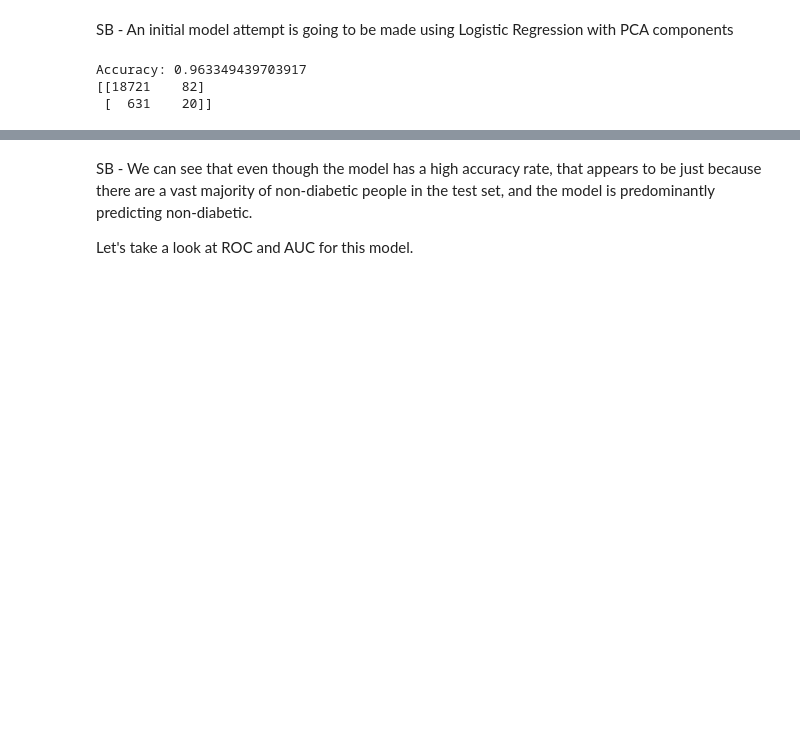
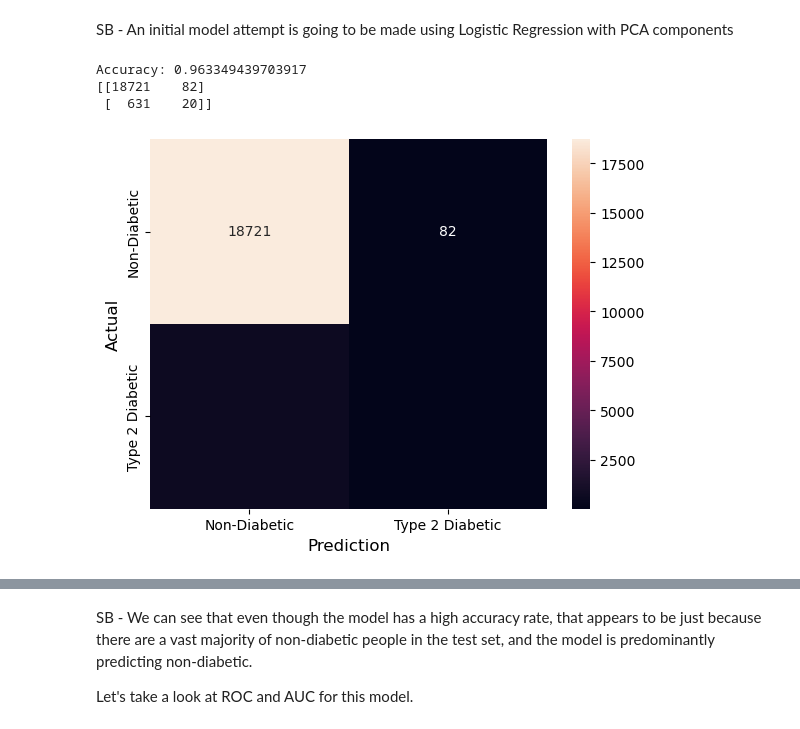
Before and after one commit to MarkusHoyt/Group1_capstone, a Jupyter notebook: Team_1_preprocessing_modeling_TD.ipynb, the cells around one changed output, grey strips where cells are left out. Saved outputs shown, nothing was run; the diff lists cells and outputs as text; code cells hidden in the pictures; blank space fills up the shorter version.

```diff
--- a/Team_1_preprocessing_modeling_TD.ipynb
+++ b/Team_1_preprocessing_modeling_TD.ipynb
@@ -264,16 +266,28 @@ SB - An initial model attempt is going to be made using Logistic Regression with
 # %%
 # Create a Logistic Regression Model - Scott Bennett
 
 glm_model = LogisticRegression()
 glm_model.fit(pca_fit_train, y_train)
 
 y_pred = glm_model.predict(pca_fit_test)
 accuracy = accuracy_score(y_test, y_pred)
 print("Accuracy:", accuracy)
 
 conf_m = confusion_matrix(y_test, y_pred)
 print(conf_m)
+
+sns.heatmap(conf_m,
+            annot=True,
+            fmt='g',
+            xticklabels=['Non-Diabetic','Type 2 Diabetic'],
+            yticklabels=['Non-Diabetic','Type 2 Diabetic'])
+
+# display matrix
+plt.ylabel('Actual',fontsize=12)
+plt.xlabel('Prediction',fontsize=12)
+plt.show()
 # %% [output]
 Accuracy: 0.963349439703917
 [[18721    82]
  [  631    20]]
+[figure, added]
```
Also changed, not shown: parts of 4 cells of this notebook.
